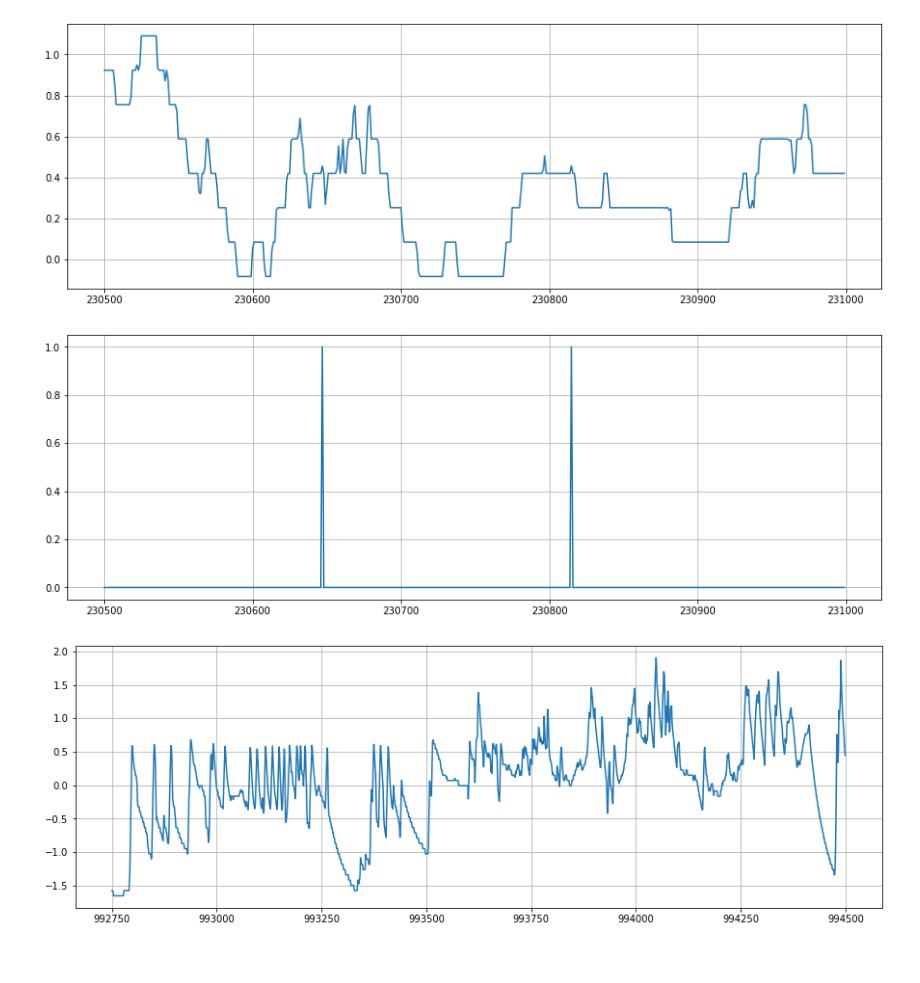
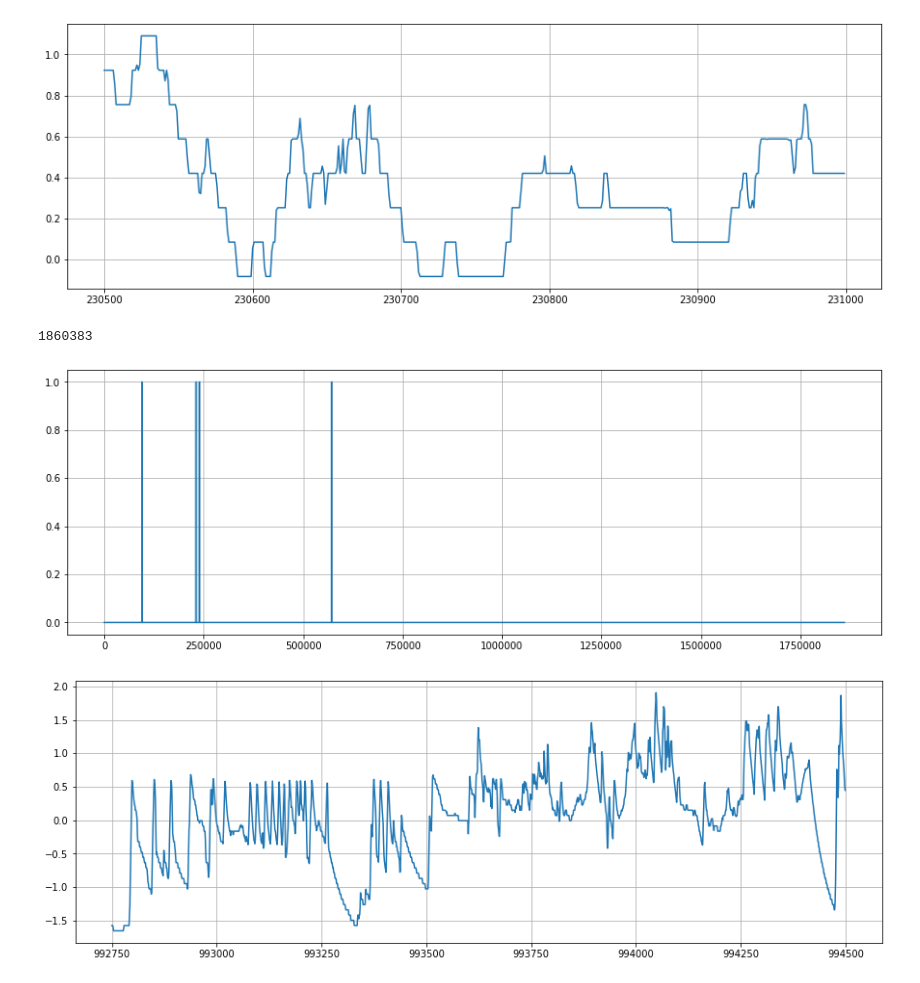
Before and after one commit to meetshrihari/One-Class_SVM_ML, a Jupyter notebook: SCADA_Preprocessing.ipynb, the cells around one changed output. Saved outputs shown, nothing was run; the diff lists cells and outputs as text; code cells hidden in the pictures.

```diff
--- a/SCADA_Preprocessing.ipynb
+++ b/SCADA_Preprocessing.ipynb
@@ -38,6 +38,7 @@ Fehler_098      5
 Fehler_425      1
 dtype: int64
 # %%
+features['Fehler_098']=labels['Fehler_098']
 features.head()
 # %% [output]
 |  | Unnamed: 0 | Rotordrehzahl | Leistung | Generator_Umdr | T_Aussen | T_Gen1 | T_Gen2 | T_Getriebe | ... |
@@ -181,13 +171,22 @@ plt.plot(features['T_Wellenlager'][230500:231000])
 plt.grid()
 # %% [output]
 [figure]
+# %%
+#features = features.drop(features.index[600000:])
+#features = features.drop(features.index[250000:560000])
+
+len(features)
+# %% [output]
+1860383
 # %%
 plt.subplots(figsize=(15,5))
 #plt.plot(cond_f['condition'][993750:994500])
-plt.plot(features['Fehler_098'][230500:231000])
+
+plt.plot(features['Fehler_098'])
+
 plt.grid()
 # %% [output]
-[figure, old version]
+[figure, new version]
 # %%
 plt.subplots(figsize=(15,5))
 plt.plot(features['T_Gen1'][992750:994500])
```
Also changed, not shown: parts of 14 cells of this notebook.
